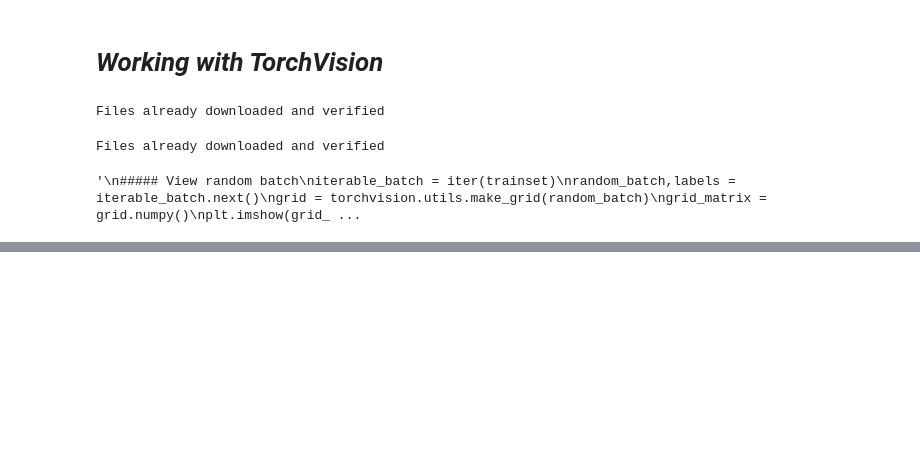
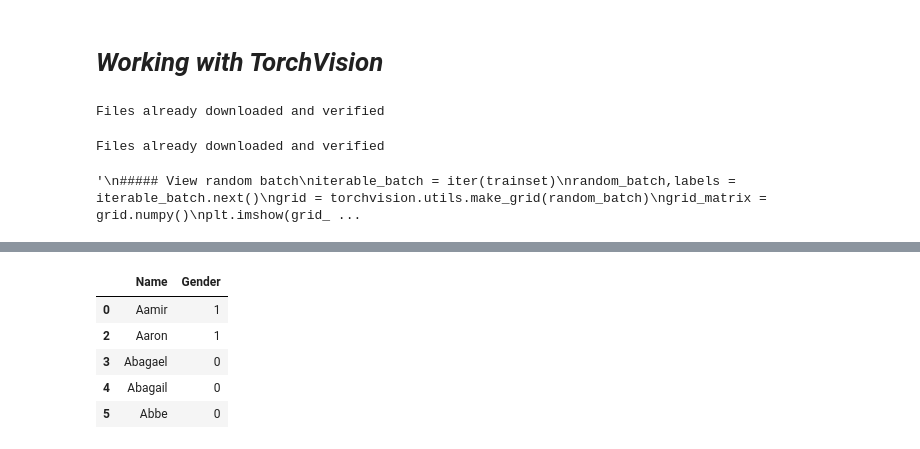
Before and after one commit to adarsh-meher/Programming-in-PyTorch-, a Jupyter notebook: Introductory_Codes_to_PyTorch.ipynb, the cells around one changed output, grey strips where cells are left out. Drawn from its saved outputs; the diff is of its cells as text; code cells hidden in the pictures; blank space fills up the shorter version.

```diff
--- a/Introductory_Codes_to_PyTorch.ipynb
+++ b/Introductory_Codes_to_PyTorch.ipynb
@@ -258,0 +646,3 @@ class ConvNet(torch.nn.Module):
+# %%
+from google.colab import files
+data = files.upload()
@@ -258,0 +652,4 @@ class ConvNet(torch.nn.Module):
+# %%
+import io
+import pandas as pd
+names = pd.read_csv(io.BytesIO(data['names.csv']))
@@ -258,0 +668,15 @@ class ConvNet(torch.nn.Module):
+# %%
+import random
+names = names.drop_duplicates(subset = ['Name'],keep = random.choice(['first','last']))
+# %%
+from sklearn.preprocessing import LabelEncoder
+le = LabelEncoder()
+names['Gender'] = le.fit_transform(names['Gender'])
+names.head()
+# %% [output]
+|  | Name | Gender |
+| 0 | Aamir | 1 |
+| 2 | Aaron | 1 |
+| 3 | Abagael | 0 |
+| 4 | Abagail | 0 |
+| 5 | Abbe | 0 |
```
Also changed, not shown: parts of 61 cells of this notebook.
